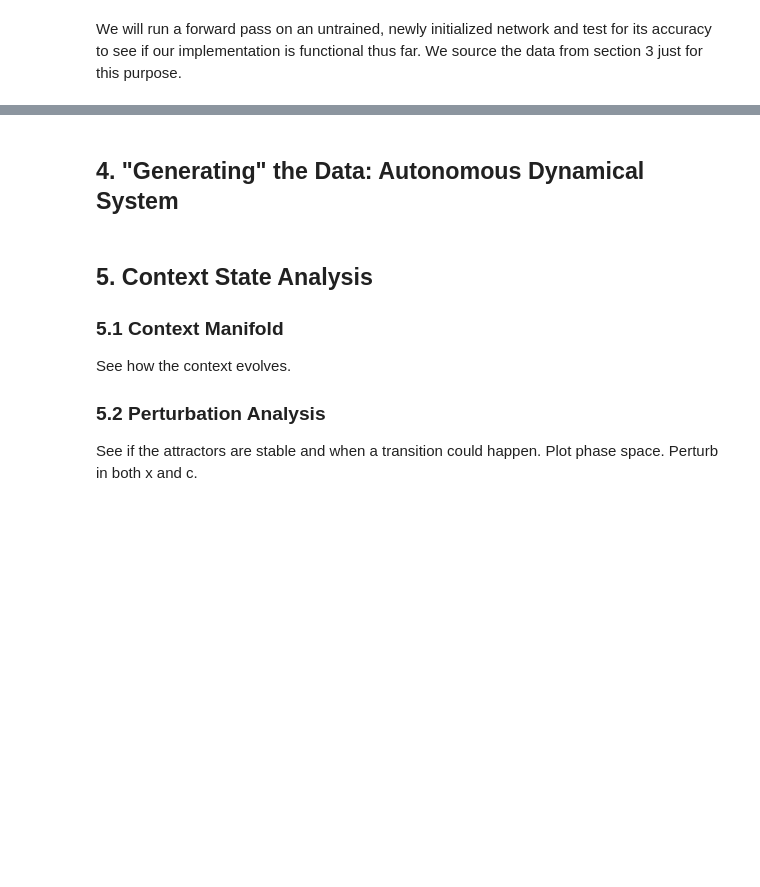
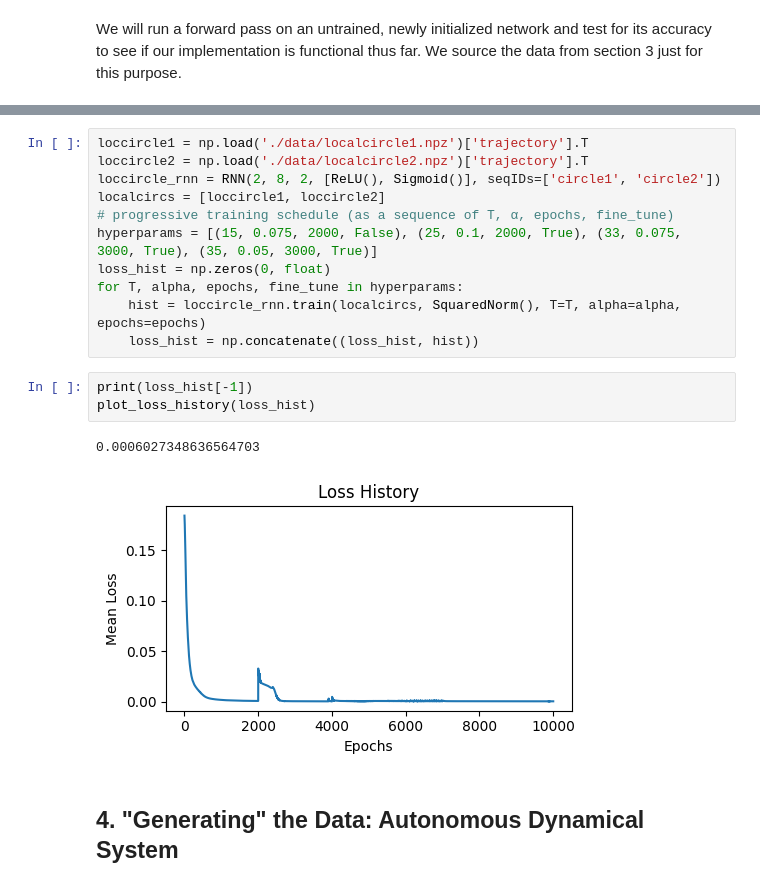
Before and after one commit to pranshumalik14/cognitive-neurorobotics-labs, a Jupyter notebook: vanilla_rnn/rnn.ipynb, the cells around one changed output, grey strips where cells are left out. Drawn from its saved outputs; the diff is of its cells as text; blank space fills up the shorter version.

```diff
--- a/vanilla_rnn/rnn.ipynb
+++ b/vanilla_rnn/rnn.ipynb
@@ -377,10 +582,19 @@ def train(self, ys, T=30, epochs=1000, alpha=0.001, fine_tune=False):
+# %%
+loccircle1 = np.load('./data/localcircle1.npz')['trajectory'].T
+loccircle2 = np.load('./data/localcircle2.npz')['trajectory'].T
+loccircle_rnn = RNN(2, 8, 2, [ReLU(), Sigmoid()], seqIDs=['circle1', 'circle2'])
+localcircs = [loccircle1, loccircle2]
+# progressive training schedule (as a sequence of T, α, epochs, fine_tune)
+hyperparams = [(15, 0.075, 2000, False), (25, 0.1, 2000, True), (33, 0.075, 3000, True), (35, 0.05, 3000, True)]
+loss_hist = np.zeros(0, float)
+for T, alpha, epochs, fine_tune in hyperparams:
+    hist = loccircle_rnn.train(localcircs, SquaredNorm(), T=T, alpha=alpha, epochs=epochs)
+    loss_hist = np.concatenate((loss_hist, hist))
+# %%
+print(loss_hist[-1])
+plot_loss_history(loss_hist)
+# %% [output]
+0.0006027348636564703
+[figure, added]
 # %% [markdown]
 ## 4. "Generating" the Data: Autonomous Dynamical System
-# %% [markdown]
-## 5. Context State Analysis
-
-### 5.1 Context Manifold
-See how the context evolves.
-
-### 5.2 Perturbation Analysis
-See if the attractors are stable and when a transition could happen. Plot phase space. Perturb in both x and c.
```
Also changed, not shown: parts of 46 cells of this notebook, 4 other files.
